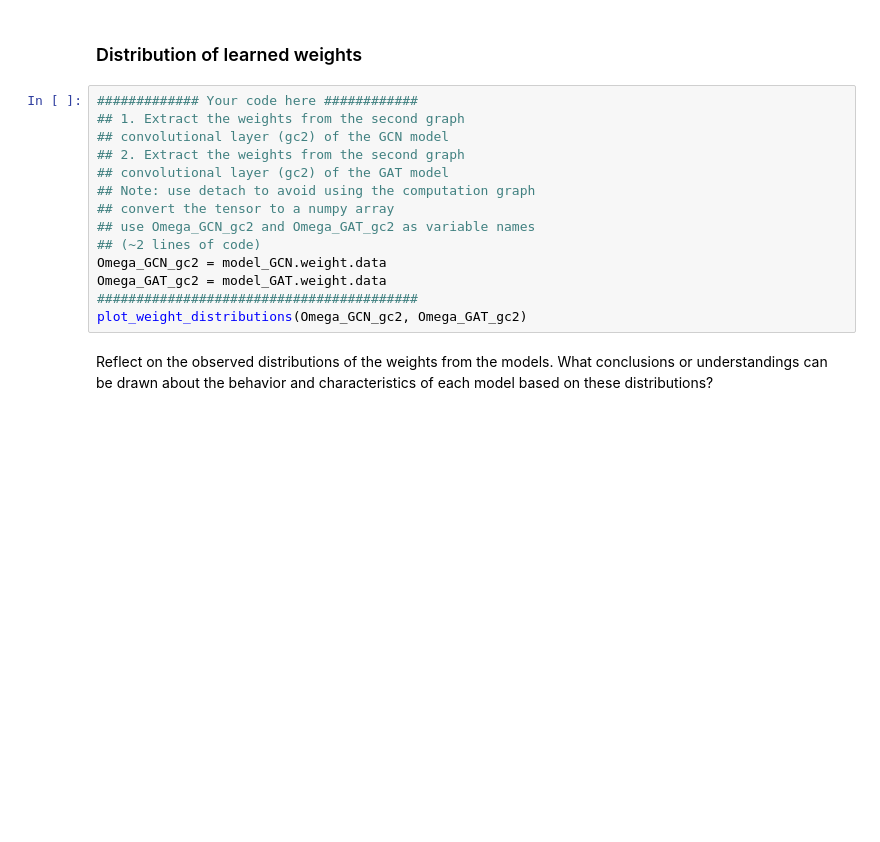
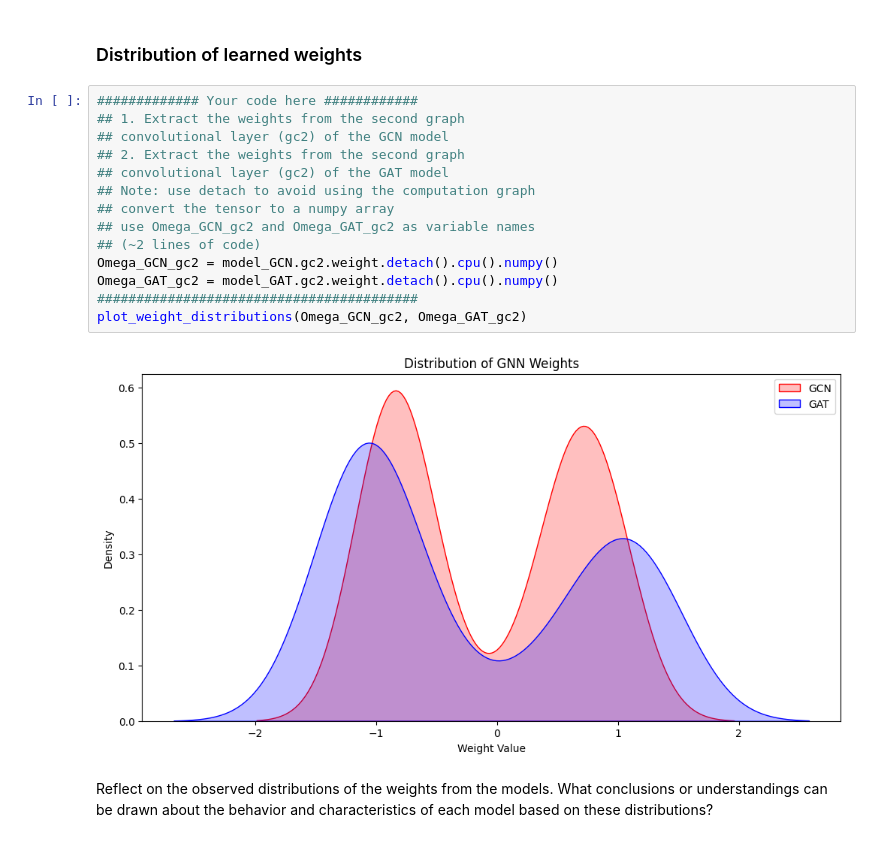
Before and after one commit to tao-wangs/imperial-deep-graph-learning, a Jupyter notebook: DGL_CW1.ipynb, the cells around one changed output. Saved outputs shown, nothing was run; the diff lists cells and outputs as text; blank space fills up the shorter version.

```diff
--- a/DGL_CW1.ipynb
+++ b/DGL_CW1.ipynb
@@ -2100,17 +2199,19 @@ Based on the visualizations in the plots, what insights can you gather about the
 # %%
 ############# Your code here ############
 ## 1. Extract the weights from the second graph
 ## convolutional layer (gc2) of the GCN model
 ## 2. Extract the weights from the second graph
 ## convolutional layer (gc2) of the GAT model
 ## Note: use detach to avoid using the computation graph
 ## convert the tensor to a numpy array
 ## use Omega_GCN_gc2 and Omega_GAT_gc2 as variable names
 ## (~2 lines of code)
-Omega_GCN_gc2 = model_GCN.weight.data
-Omega_GAT_gc2 = model_GAT.weight.data
+Omega_GCN_gc2 = model_GCN.gc2.weight.detach().cpu().numpy()
+Omega_GAT_gc2 = model_GAT.gc2.weight.detach().cpu().numpy()
 #########################################
 plot_weight_distributions(Omega_GCN_gc2, Omega_GAT_gc2)
+# %% [output]
+[figure, added]
 # %% [markdown]
 Reflect on the observed distributions of the weights from the models. What conclusions or understandings can be drawn about the behavior and characteristics of each model based on these distributions?
 # %% [markdown]
```
Also changed, not shown: parts of 41 cells of this notebook.
